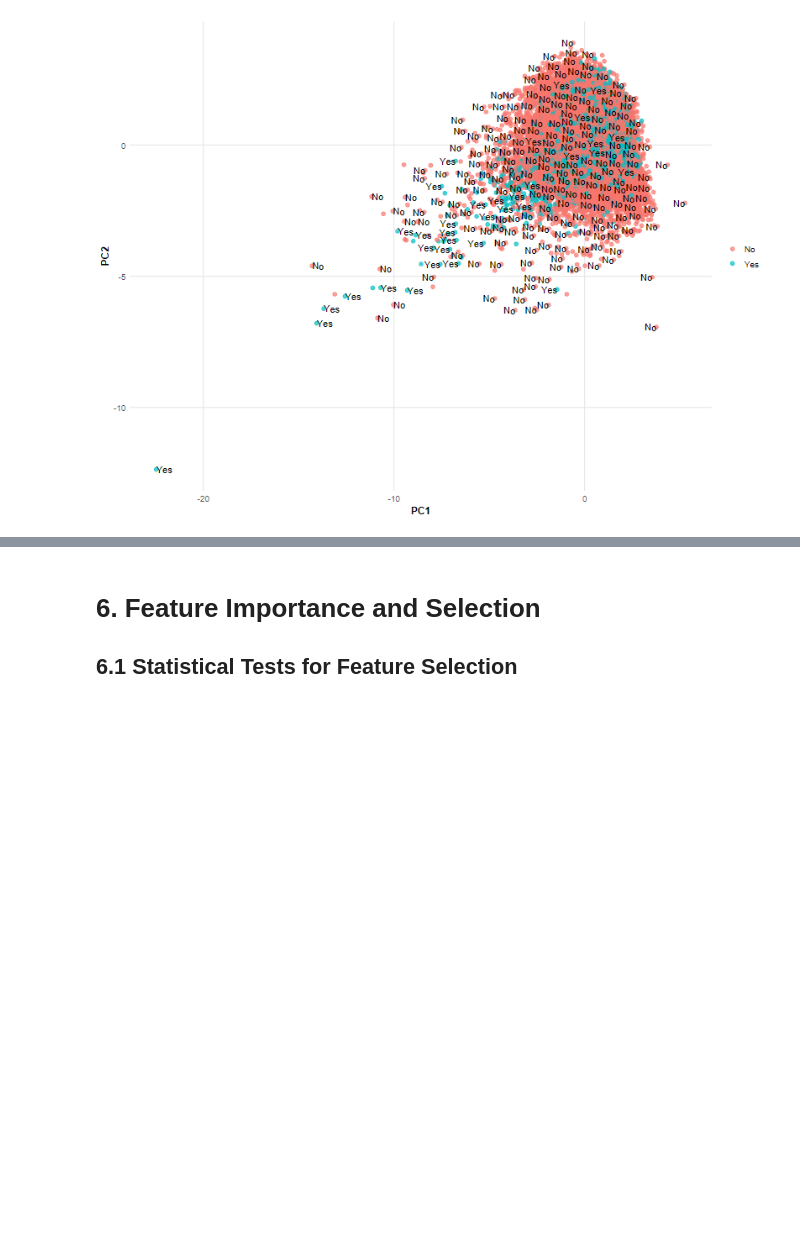
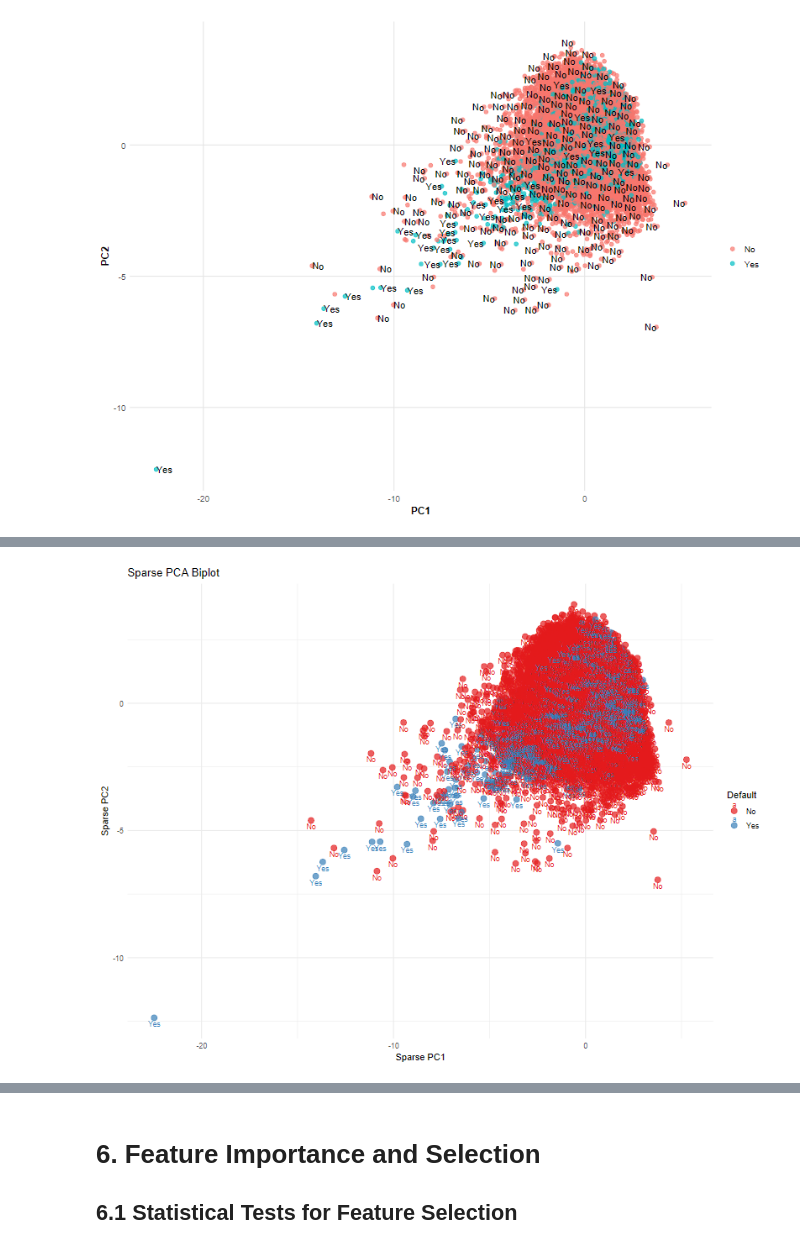
Before and after one commit to Chrisolande/Loan-Default, a Jupyter notebook: loan_data.ipynb, the cells around one changed output, grey strips where cells are left out. Cells and saved outputs as stored; diff of their text form; code cells hidden in the pictures; blank space fills up the shorter version.

```diff
--- a/loan_data.ipynb
+++ b/loan_data.ipynb
@@ -792,0 +809,19 @@ all_loadings <- cbind(standard_loadings, sparse_loading_subset)
+# %%
+# Interactive Biplots for Sparse PCA
+spca_scores <- loan_scaled %*% loadings_sparse[, 1:2]
+biplot_data <- data.frame(
+  PC1 = spca_scores[, 1],
+  PC2 = spca_scores[, 2],
+  Default = as.factor(data$status)
+)
+
+ggplot(biplot_data, aes(PC1, PC2, color = Default)) +
+  geom_point(size = 3, alpha = 0.7) +
+  geom_text(aes(label = Default), vjust = 1.5, size = 3) +
+  scale_color_manual(values = c("#E41A1C", "#377EB8", "#4DAF4A")) +
+  labs(title = "Sparse PCA Biplot",
+       x = "Sparse PC1",
+       y = "Sparse PC2") +
+  theme_minimal()
+# %% [output]
+[figure, added]
```
Also changed, not shown: parts of 2 cells of this notebook.
